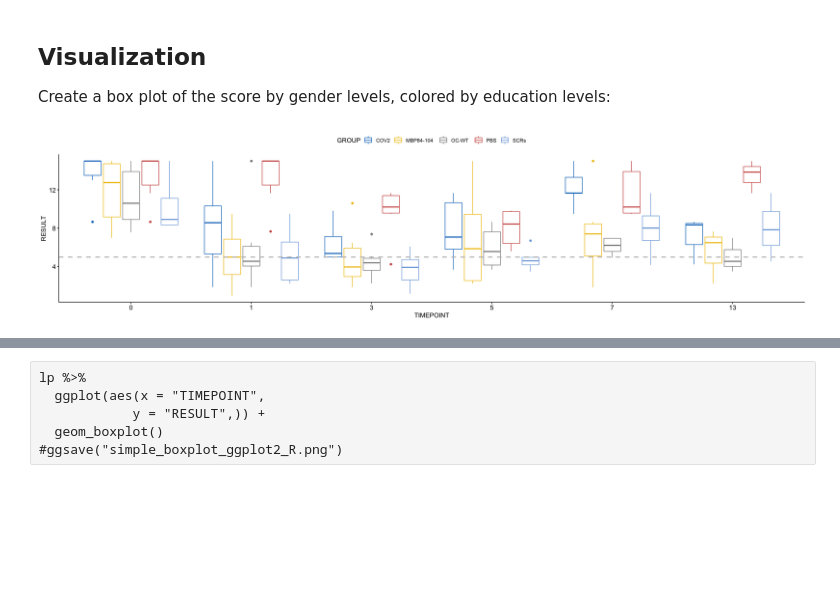
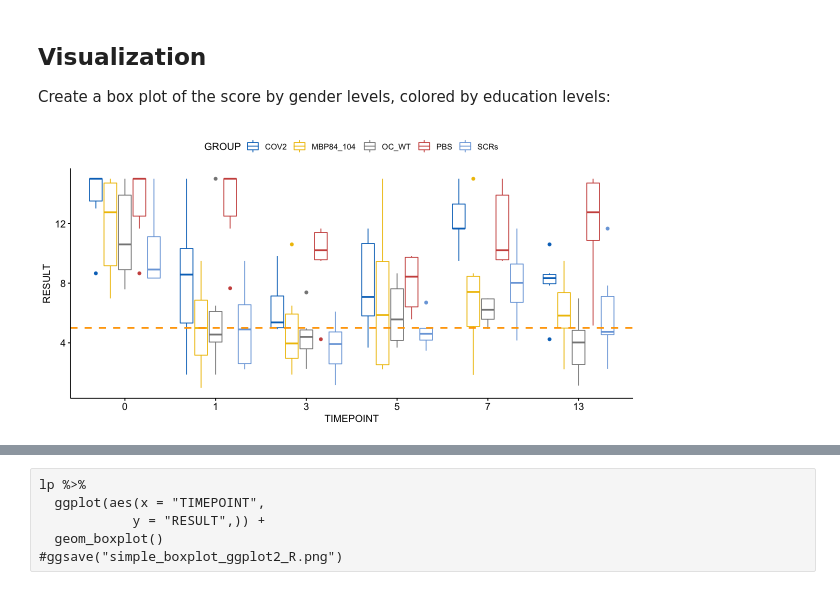
Before and after one commit to chernov-lab/VonFreyTest, a Jupyter notebook: VonFreyGithub.ipynb, the cells around one changed output, grey strips where cells are left out. Drawn from its saved outputs; the diff is of its cells as text; code cells hidden in the pictures; blank space fills up the shorter version.

```diff
--- a/VonFreyGithub.ipynb
+++ b/VonFreyGithub.ipynb
@@ -275,0 +113,2 @@ A data.frame: 6 × 13
+# %%
+x <- x %>% mutate(RESULT = mapply(VonFrey, OBSERVATION, LAST))
@@ -275,0 +149,8 @@ A data.frame: 6 × 13
+# %%
+lp <- x %>%
+    select(all_of(lp_x_names)) %>%
+        mutate(DAY = TIMEPOINT,
+               TIMEPOINT = factor(TIMEPOINT),
+               GROUP = factor(GROUP),
+               ID = row_number()) %>%
+        print
@@ -276,19 +196,2 @@ A data.frame: 6 × 13
 # %%
-if(RELATIVE){
-    lp$RELATIVE <- 100 * lp$RESULT / 15
-}
+if(RELATIVE){lp <- lp %>% mutate (RESULT <- 100 * RESULT / 15)}
-# %%
-lp$GROUP
-#lp <- lp %>%
-#  reorder_levels(group, order = c("A", "B"))
-levels(lp$GROUP)
-lp$TIMEPOINT <- lp$DAY
-
-if(RELATIVE) { lp$RESULT <- lp$RELATIVE }
-
-min_res <- min(lp$RESULT)
-max_res <- max(lp$RESULT)
-min_res
-max_res
-
-tail(lp)
@@ -362,13 +237,13 @@ Create a box plot of the score by gender levels, colored by education levels:
 # %%
-options(repr.plot.width=20, repr.plot.height=5)
+options(repr.plot.width=10, repr.plot.height=5)
 par(mfrow=c(1,1), mar=c(0.5,0.5,0.5,0.5))
 
-bxp <- ggboxplot(
-  lp, x = "TIMEPOINT", y = "RESULT",
-  color = "GROUP", palette = "jco" #, facet.by = "paw"
-  )
-bxp +
-    geom_hline(yintercept=5, linetype="dashed",
-                color = "gray", size=1)
+bxp <- lp %>% ggboxplot(
+    x = "TIMEPOINT", y = "RESULT",
+    color = "GROUP",
+    palette = "jco") +
+    geom_hline(yintercept=5, linetype="dashed", color = "orange", size=1)
+
+plot(bxp)
 # %% [output]
-[figure, old version]
+[figure, new version]
```
Also changed, not shown: parts of 75 cells of this notebook, 5 other files.
